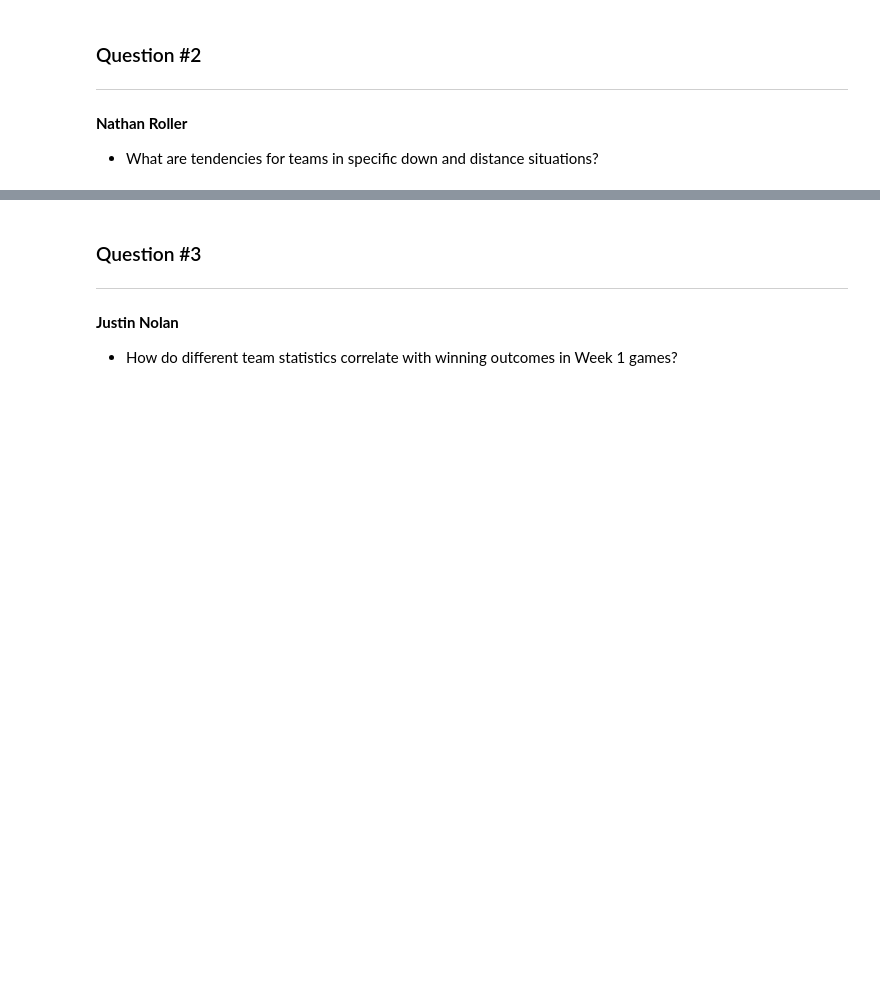
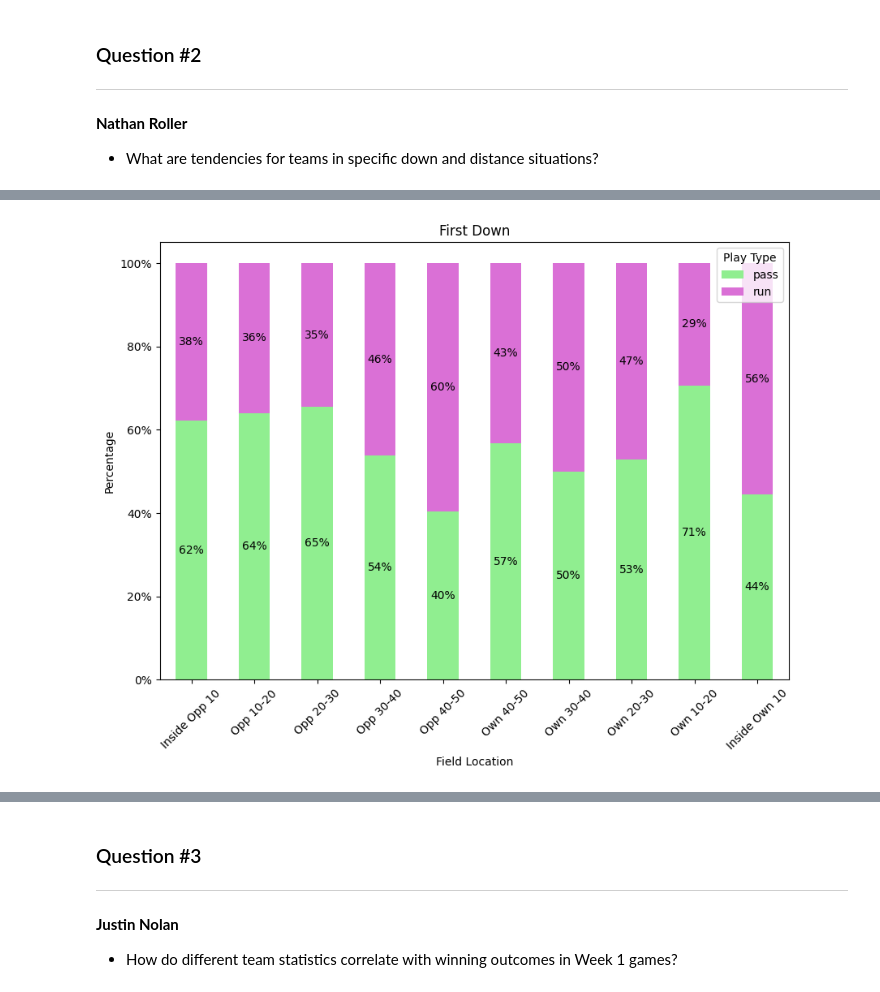
Before and after one commit to rollernathan/NFL_2024_Week_1, a Jupyter notebook: Project 3.ipynb, the cells around one changed output, grey strips where cells are left out. Drawn from its saved outputs; the diff is of its cells as text; code cells hidden in the pictures; blank space fills up the shorter version.

Commit message:
updated down analysis

```diff
--- a/Project 3.ipynb
+++ b/Project 3.ipynb
@@ -31,0 +101,6 @@ df.head()
+# %%
+# Filter only first down plays
+first_down = df_down_distance[df_down_distance['down'] == 1]
+
+# Confirm dataframe is created correctly
+first_down.head()
@@ -31,0 +114,13 @@ df.head()
+# %%
+# Group plays for the histogram chart to see results for different parts of the field
+bins = [0, 10, 20, 30, 40, 50, 60, 70, 80, 90, 100]
+labels = ['Inside Opp 10', 'Opp 10-20', 'Opp 20-30', 'Opp 30-40', 'Opp 40-50', 'Own 40-50', 'Own 30-40', 'Own 20-30', 'Own 10-20', 'Inside Own 10']
+fd = first_down.copy()
+fd.loc[:, 'yardline_group'] = pd.cut(fd['yardline_100'], bins=bins, labels=labels)
+
+# Create dataframe to store the data
+crosstab_first = pd.crosstab(fd['yardline_group'], fd['play_type'])
+# %%
+# Create dataframe to show percentages
+crosstab_first_normalized = crosstab_first.div(crosstab_first.sum(axis=1), axis=0) * 100
+crosstab_first_normalized
@@ -31,0 +140,28 @@ df.head()
+# %%
+# Define colors for the 'pass' and 'run' categories
+colors = {'pass': 'lightgreen', 'run': 'orchid'}
+
+# Plot the stacked histogram using normalized data
+ct_first = crosstab_first_normalized.plot(kind='bar', stacked=True, figsize=(10, 7), color=[colors[col] for col in crosstab_first_normalized.columns])
+
+# Add titles and labels
+plt.title('First Down')
+plt.xlabel('Field Location')
+plt.ylabel('Percentage')
+plt.legend(title='Play Type')
+plt.xticks(rotation=45)  # Rotate x-axis labels for better readability
+
+# Format y-axis to include percentage symbol
+ct_first.yaxis.set_major_formatter(plt.FuncFormatter(lambda x, _: f'{x:.0f}%'))
+
+# Annotate the bars with the percentage values
+for container in ct_first.containers:
+    ct_first.bar_label(container, fmt='%.0f%%', label_type='center')
+
+# Save the plot as an image
+plt.savefig('images/first_down_bc.png', format='png', dpi=300, bbox_inches='tight')
+
+# Show the plot
+plt.show()
+# %% [output]
+[figure, added]
```
Also changed, not shown: parts of 21 cells of this notebook, 4 other files.
